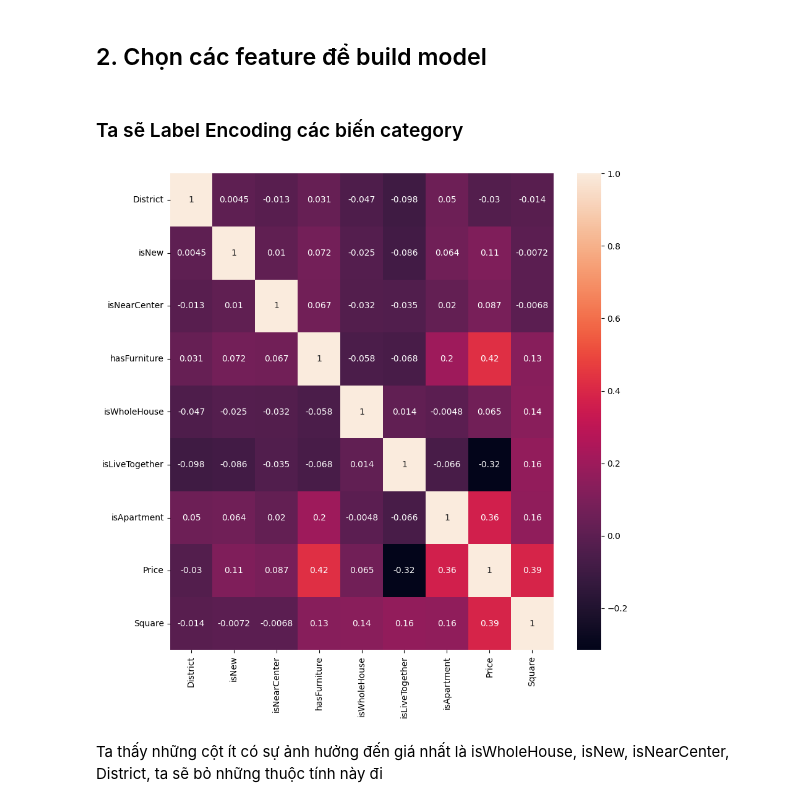
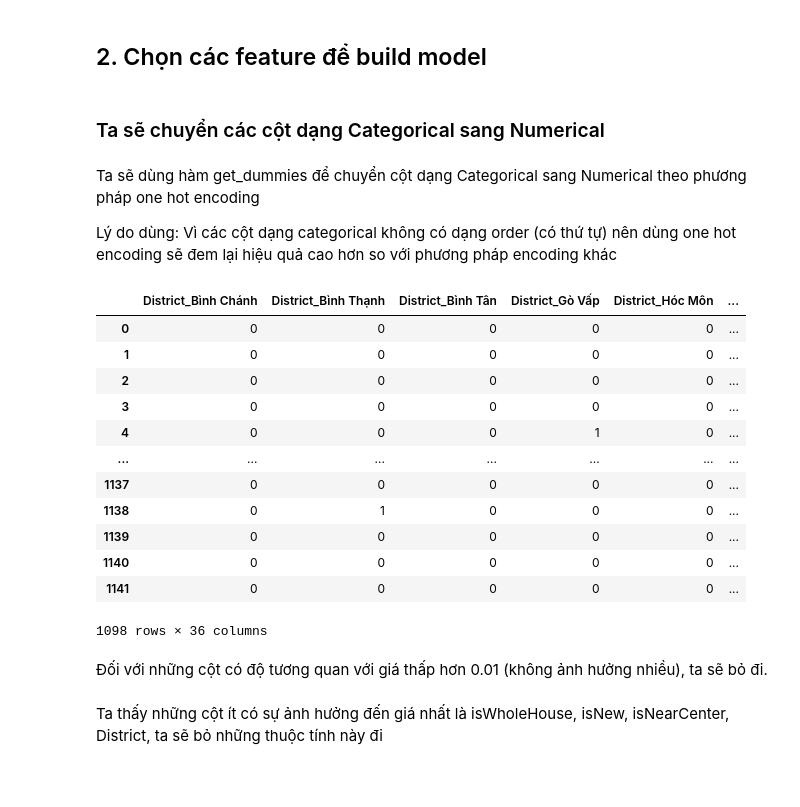
Before and after one commit to flyboy13/NM-KHDL, a Jupyter notebook: project_code/DOAN/Mô hình hoá dữ liệu/buildmodel.ipynb, the cells around one changed output. Cells and saved outputs as stored; diff of their text form; code cells hidden in the pictures; blank space fills up the shorter version.

```diff
--- a/project_code/DOAN/Mô hình hoá dữ liệu/buildmodel.ipynb
+++ b/project_code/DOAN/Mô hình hoá dữ liệu/buildmodel.ipynb
@@ -164,5 +165,3 @@ train_df_temp.drop(train_df_temp[train_df_temp['Square(m²)'] > 95].index, inpla
 train_df_temp.drop(train_df_temp[train_df_temp['Square(m²)'] < 5].index, inplace = True)
 # %% [markdown]
 ## 2. Chọn các feature để build model
-# %% [markdown]
-### Ta sẽ Label Encoding các biến category
@@ -171,15 +168,42 @@ from sklearn.preprocessing import LabelEncoder
+# %% [markdown]
+### Ta sẽ chuyển các cột dạng Categorical sang Numerical
+# %% [markdown]
+Ta sẽ dùng hàm get_dummies để chuyển cột dạng Categorical sang Numerical theo phương pháp one hot encoding
+
+Lý do dùng: Vì các cột dạng categorical không có dạng order (có thứ tự) nên dùng one hot encoding sẽ đem lại hiệu quả cao hơn so với phương pháp encoding khác
 # %%
-encoder = LabelEncoder()
+
 df_new = train_df_temp.drop(columns=['Id', 'Title', 'Price(Triệu/tháng)', 'Square(m²)'])
-for i in cat_vars:
-    df_new[i] = encoder.fit_transform(df_new[i])
+
+df_new = pd.get_dummies(df_new)
 df_new['Price'] = train_df_temp['Price(Triệu/tháng)']
 df_new['Square'] = train_df_temp['Square(m²)']
+df_new
+# %% [output]
+|  | District_Bình Chánh | District_Bình Thạnh | District_Bình Tân | District_Gò Vấp | District_Hóc Môn | ... |
+| 0 | 0 | 0 | 0 | 0 | 0 | ... |
+| 1 | 0 | 0 | 0 | 0 | 0 | ... |
+| 2 | 0 | 0 | 0 | 0 | 0 | ... |
+| 3 | 0 | 0 | 0 | 0 | 0 | ... |
+| 4 | 0 | 0 | 0 | 1 | 0 | ... |
+| ... | ... | ... | ... | ... | ... | ... |
+| 1137 | 0 | 0 | 0 | 0 | 0 | ... |
+| 1138 | 0 | 1 | 0 | 0 | 0 | ... |
+| 1139 | 0 | 0 | 0 | 0 | 0 | ... |
+| 1140 | 0 | 0 | 0 | 0 | 0 | ... |
+| 1141 | 0 | 0 | 0 | 0 | 0 | ... |
+1098 rows × 36 columns
+# %% [markdown]
+Đối với những cột có độ tương quan với giá thấp hơn 0.01 (không ảnh hưởng nhiều), ta sẽ bỏ đi.
 # %%
+'''
 fig= plt.subplots(figsize = (10,10))
 sns.heatmap(df_new.corr(),annot=True)
 plt.show()
+'''
+
+corr_price = df_new.corr()['Price']
+drop_columns = corr_price[abs(corr_price)<0.01].index
+df_new.drop(columns = drop_columns,inplace = True)
-# %% [output]
-[figure, removed]
 # %% [markdown]
 Ta thấy những cột ít có sự ảnh hưởng đến giá nhất là isWholeHouse, isNew, isNearCenter, District, ta sẽ bỏ những thuộc tính này đi
```
Also changed, not shown: parts of 24 cells of this notebook.
